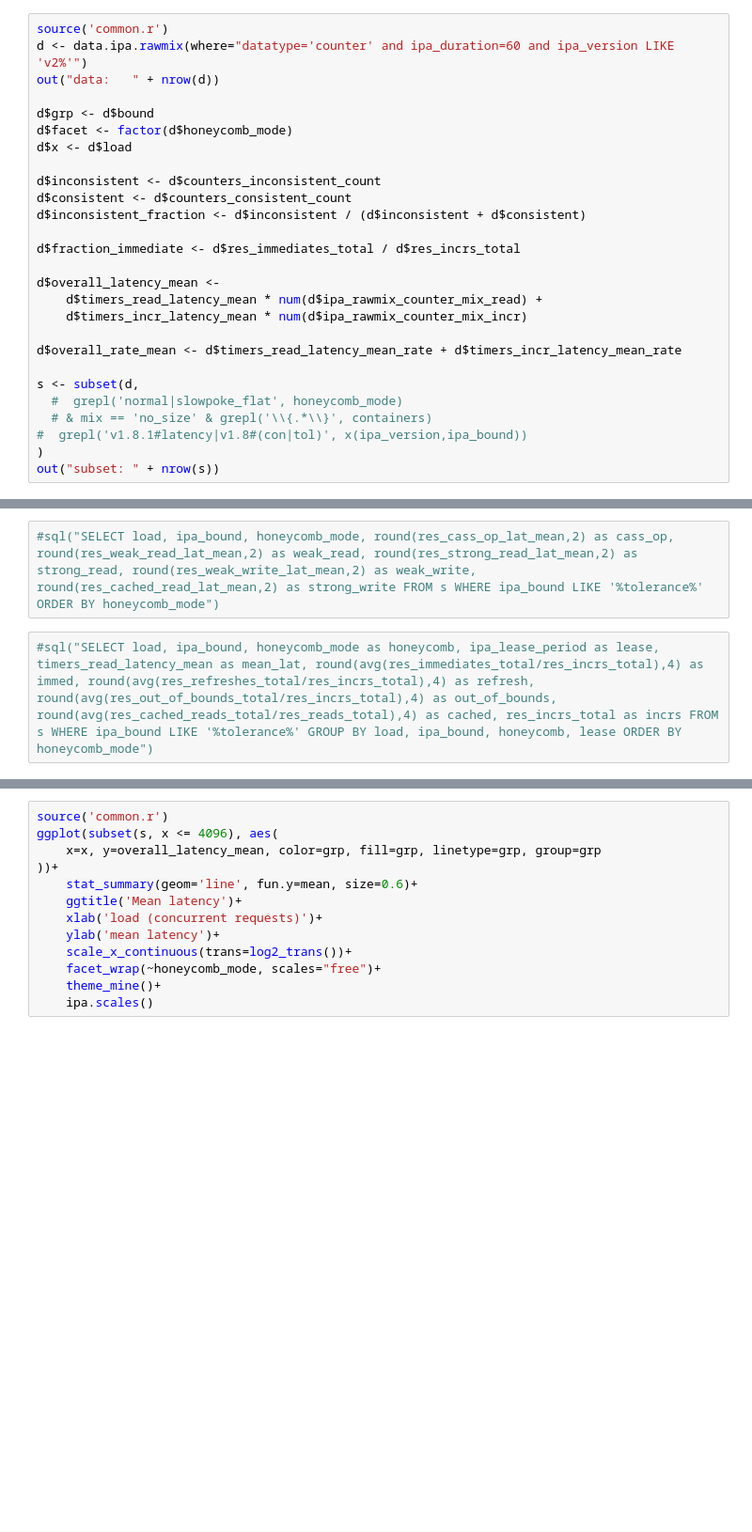
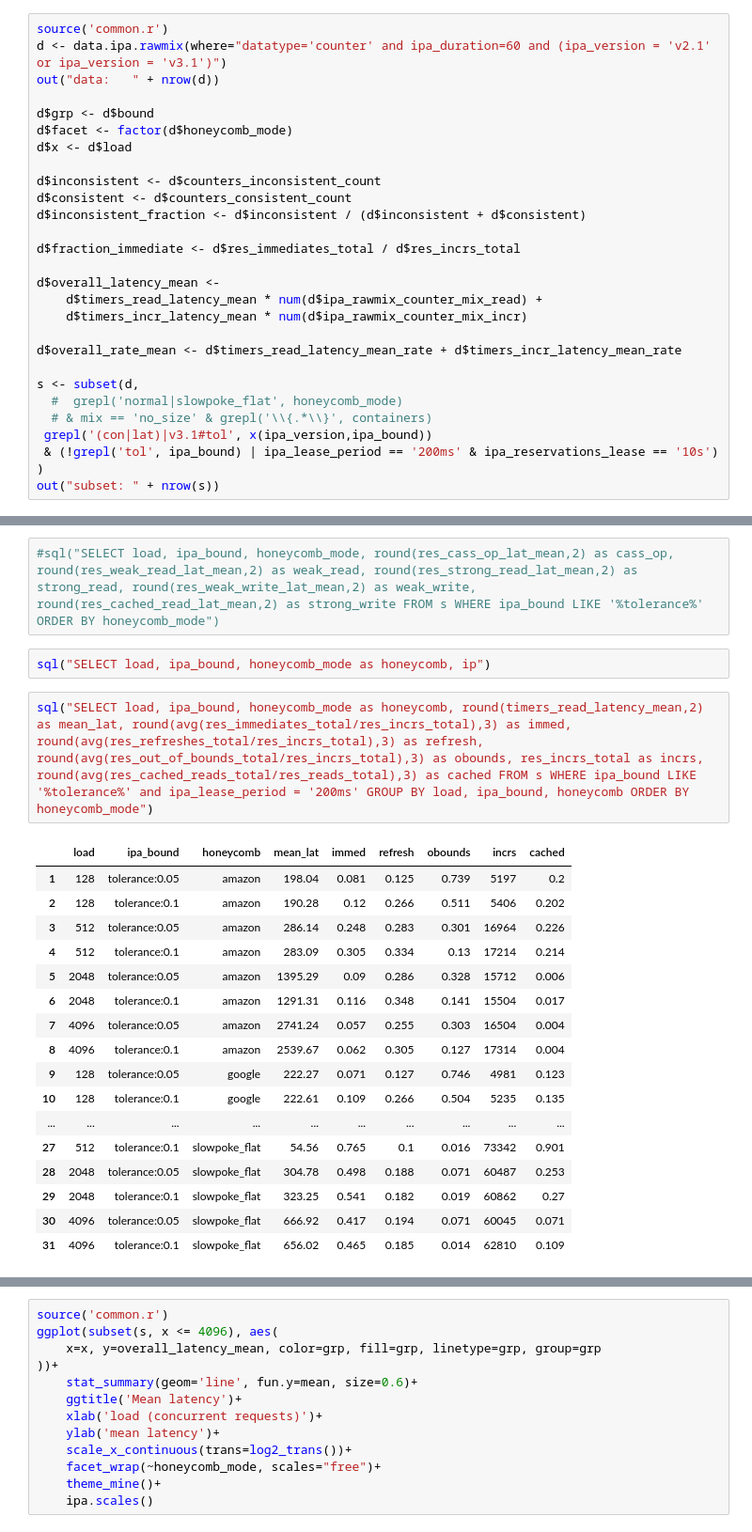
Before and after one commit to bholt/claret-doc, a Jupyter notebook: ipa/plots/RawMixCounter.ipynb, the cells around one changed output, grey strips where cells are left out. Shown at 94% size. Cells and saved outputs as stored; diff of their text form; blank space fills up the shorter version.

Commit message:
dynamic reservations perf results + flat5 + weakwrite

```diff
--- a/ipa/plots/RawMixCounter.ipynb
+++ b/ipa/plots/RawMixCounter.ipynb
@@ -6,7 +6,7 @@ out <- function(obj) write(obj, stdout())
 # Raw Mix
 # %%
 source('common.r')
-d <- data.ipa.rawmix(where="datatype='counter' and ipa_duration=60 and ipa_version LIKE 'v2%'")
+d <- data.ipa.rawmix(where="datatype='counter' and ipa_duration=60 and (ipa_version = 'v2.1' or ipa_version = 'v3.1')")
 out("data:   " + nrow(d))
 
 d$grp <- d$bound
@@ -28,7 +28,8 @@ d$overall_rate_mean <- d$timers_read_latency_mean_rate + d$timers_incr_latency_m
 s <- subset(d,
   #  grepl('normal|slowpoke_flat', honeycomb_mode)
   # & mix == 'no_size' & grepl('\\{.*\\}', containers)
-#  grepl('v1.8.1#latency|v1.8#(con|tol)', x(ipa_version,ipa_bound))
+ grepl('(con|lat)|v3.1#tol', x(ipa_version,ipa_bound))
+ & (!grepl('tol', ipa_bound) | ipa_lease_period == '200ms' & ipa_reservations_lease == '10s')
 )
 out("subset: " + nrow(s))
 # %% [output]
@@ -39,4 +40,24 @@ subset: 658
 # %%
 #sql("SELECT load, ipa_bound, honeycomb_mode, round(res_cass_op_lat_mean,2) as cass_op, round(res_weak_read_lat_mean,2) as weak_read, round(res_strong_read_lat_mean,2) as strong_read, round(res_weak_write_lat_mean,2) as weak_write, round(res_cached_read_lat_mean,2) as strong_write FROM s WHERE ipa_bound LIKE '%tolerance%' ORDER BY honeycomb_mode")
+# %%
+sql("SELECT load, ipa_bound, honeycomb_mode as honeycomb, ip")
 # %%
-#sql("SELECT load, ipa_bound, honeycomb_mode as honeycomb, ipa_lease_period as lease, timers_read_latency_mean as mean_lat, round(avg(res_immediates_total/res_incrs_total),4) as immed, round(avg(res_refreshes_total/res_incrs_total),4) as refresh, round(avg(res_out_of_bounds_total/res_incrs_total),4) as out_of_bounds, round(avg(res_cached_reads_total/res_reads_total),4) as cached, res_incrs_total as incrs FROM s WHERE ipa_bound LIKE '%tolerance%' GROUP BY load, ipa_bound, honeycomb, lease ORDER BY honeycomb_mode")
+sql("SELECT load, ipa_bound, honeycomb_mode as honeycomb, round(timers_read_latency_mean,2) as mean_lat, round(avg(res_immediates_total/res_incrs_total),3) as immed, round(avg(res_refreshes_total/res_incrs_total),3) as refresh, round(avg(res_out_of_bounds_total/res_incrs_total),3) as obounds, res_incrs_total as incrs, round(avg(res_cached_reads_total/res_reads_total),3) as cached FROM s WHERE ipa_bound LIKE '%tolerance%' and ipa_lease_period = '200ms' GROUP BY load, ipa_bound, honeycomb ORDER BY honeycomb_mode")
+# %% [output]
+|  | load | ipa_bound | honeycomb | mean_lat | immed | refresh | obounds | incrs | cached |
+| 1 | 128 | tolerance:0.05 | amazon | 198.04 | 0.081 | 0.125 | 0.739 | 5197 | 0.2 |
+| 2 | 128 | tolerance:0.1 | amazon | 190.28 | 0.12 | 0.266 | 0.511 | 5406 | 0.202 |
+| 3 | 512 | tolerance:0.05 | amazon | 286.14 | 0.248 | 0.283 | 0.301 | 16964 | 0.226 |
+| 4 | 512 | tolerance:0.1 | amazon | 283.09 | 0.305 | 0.334 | 0.13 | 17214 | 0.214 |
+| 5 | 2048 | tolerance:0.05 | amazon | 1395.29 | 0.09 | 0.286 | 0.328 | 15712 | 0.006 |
+| 6 | 2048 | tolerance:0.1 | amazon | 1291.31 | 0.116 | 0.348 | 0.141 | 15504 | 0.017 |
+| 7 | 4096 | tolerance:0.05 | amazon | 2741.24 | 0.057 | 0.255 | 0.303 | 16504 | 0.004 |
+| 8 | 4096 | tolerance:0.1 | amazon | 2539.67 | 0.062 | 0.305 | 0.127 | 17314 | 0.004 |
+| 9 | 128 | tolerance:0.05 | google | 222.27 | 0.071 | 0.127 | 0.746 | 4981 | 0.123 |
+| 10 | 128 | tolerance:0.1 | google | 222.61 | 0.109 | 0.266 | 0.504 | 5235 | 0.135 |
+| ... | ... | ... | ... | ... | ... | ... | ... | ... | ... |
+| 27 | 512 | tolerance:0.1 | slowpoke_flat | 54.56 | 0.765 | 0.1 | 0.016 | 73342 | 0.901 |
+| 28 | 2048 | tolerance:0.05 | slowpoke_flat | 304.78 | 0.498 | 0.188 | 0.071 | 60487 | 0.253 |
+| 29 | 2048 | tolerance:0.1 | slowpoke_flat | 323.25 | 0.541 | 0.182 | 0.019 | 60862 | 0.27 |
+| 30 | 4096 | tolerance:0.05 | slowpoke_flat | 666.92 | 0.417 | 0.194 | 0.071 | 60045 | 0.071 |
+| 31 | 4096 | tolerance:0.1 | slowpoke_flat | 656.02 | 0.465 | 0.185 | 0.014 | 62810 | 0.109 |
```
Also changed, not shown: parts of 6 cells of this notebook, 2 other files.
